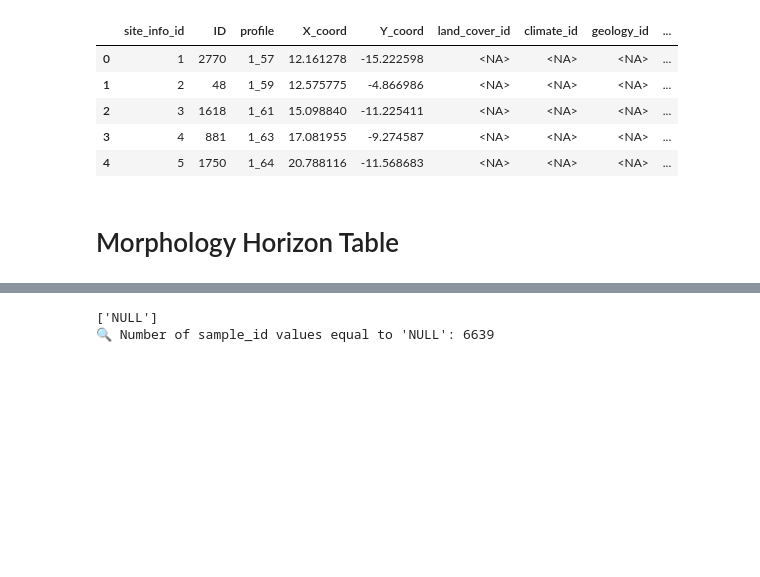
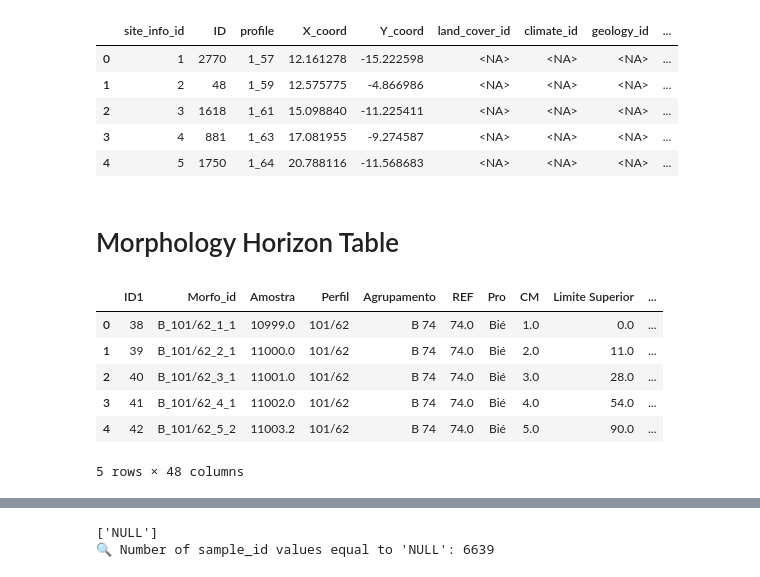
Before and after one commit to inesschwartz/ThesisSoilAngola, a Jupyter notebook: data_cleaning/1_datacleaning.ipynb, the cells around one changed output, grey strips where cells are left out. Drawn from its saved outputs; the diff is of its cells as text; code cells hidden in the pictures; blank space fills up the shorter version.

```diff
--- a/data_cleaning/1_datacleaning.ipynb
+++ b/data_cleaning/1_datacleaning.ipynb
@@ -1615,2 +1689,12 @@ site_info_clean.head()
 # %% [markdown]
 # Morphology Horizon Table
+# %%
+morphology.head()
+# %% [output]
+|  | ID1 | Morfo_id | Amostra | Perfil | Agrupamento | REF | Pro | CM | Limite Superior | ... |
+| 0 | 38 | B_101/62_1_1 | 10999.0 | 101/62 | B 74 | 74.0 | Bié | 1.0 | 0.0 | ... |
+| 1 | 39 | B_101/62_2_1 | 11000.0 | 101/62 | B 74 | 74.0 | Bié | 2.0 | 11.0 | ... |
+| 2 | 40 | B_101/62_3_1 | 11001.0 | 101/62 | B 74 | 74.0 | Bié | 3.0 | 28.0 | ... |
+| 3 | 41 | B_101/62_4_1 | 11002.0 | 101/62 | B 74 | 74.0 | Bié | 4.0 | 54.0 | ... |
+| 4 | 42 | B_101/62_5_2 | 11003.2 | 101/62 | B 74 | 74.0 | Bié | 5.0 | 90.0 | ... |
+5 rows × 48 columns
```
Also changed, not shown: parts of 29 cells of this notebook, 1 other file.
